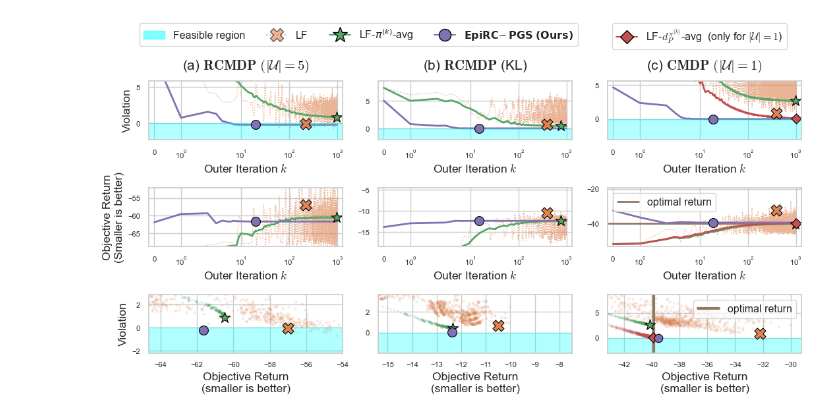
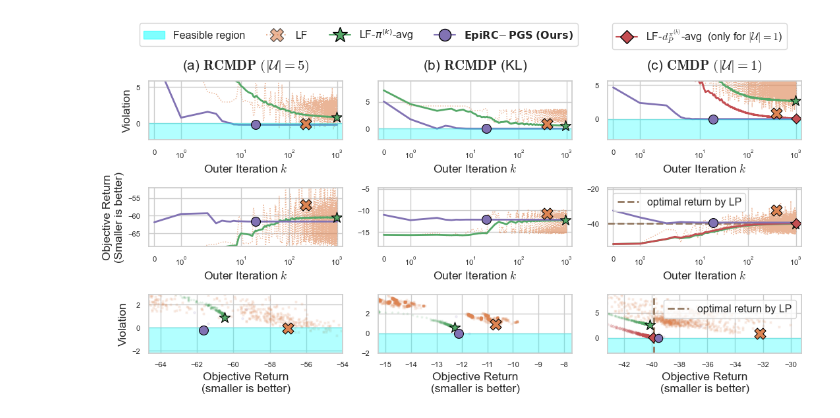
Before and after one commit to matsuolab/RCMDP-Epigraph, a Jupyter notebook: plot-all.ipynb, the cells around one changed output. Cells and saved outputs as stored; diff of their text form; code cells hidden in the pictures.

```diff
--- a/plot-all.ipynb
+++ b/plot-all.ipynb
@@ -6,7 +6,7 @@ LFoccavg = "LF-occ-avg"
 EF = r"$\mathbf{EpiRC\operatorname{-}PGS\;(Ours)}$"
 OptimalCMDP = "Optimal policy"
 
-linestyle = {Unif: '--', LF: ':', LFpolavg: '-', LFoccavg: '-', OptimalCMDP: '-', EF: '-'}
+linestyle = {Unif: '--', LF: ':', LFpolavg: '-', LFoccavg: '-', OptimalCMDP: '--', EF: '-'}
 linewidth = {Unif: 2, LF: 1, LFpolavg: 2, LFoccavg: 2, EF: 2}
 marker = {Unif: 'P', LF: 'X', LFpolavg: '*', LFoccavg: 'D', EF: 'o'}
 markersize = {Unif: 150, LF: 150, LFpolavg: 150, LFoccavg: 60, EF: 100}
@@ -34,7 +34,7 @@ ticksize = 8
 
 # ===== Plot 1 =====
 
-FIGNAME = "KL/garnet-env-5-3-0.2-2.0-0.99"
+FIGNAME = "KL/garnet-env-5-3-0.1-1.0-0.99"
 best_idx = {}  # to report the best index of each algorithms
 Jmin, Jmax, vmin, vmax = np.inf, -np.inf, np.inf, -np.inf
 
@@ -207,7 +207,7 @@ with open(f"results/{FIGNAME}.pkl", "rb") as f:
 # plot objective return vs violation
 with sns.axes_style("whitegrid"):
     ax = fig.add_subplot(339)
-    ax.axvline(x=algos[OptimalCMDP][0].mean(axis=0)[0], color=colors[OptimalCMDP], linewidth=3, label="optimal return")
+    ax.axvline(x=algos[OptimalCMDP][0].mean(axis=0)[0], color=colors[OptimalCMDP], linewidth=2, label="optimal return by LP", linestyle=linestyle[OptimalCMDP])
     for name in [LF, LFpolavg, LFoccavg, EF]:
 
         # >>>>> plot J vs v
@@ -268,7 +268,7 @@ with sns.axes_style("whitegrid"):
 # plot objective return
 with sns.axes_style("whitegrid"):
     ax = fig.add_subplot(336)
-    ax.axhline(y=algos[OptimalCMDP][0].mean(axis=0)[0], color=colors[OptimalCMDP], linewidth=2, zorder=1, label="optimal return")
+    ax.axhline(y=algos[OptimalCMDP][0].mean(axis=0)[0], color=colors[OptimalCMDP], linewidth=2, zorder=1, label="optimal return by LP", linestyle=linestyle[OptimalCMDP])
 
     for name in [LF, LFpolavg, LFoccavg, EF]:
         J_list, v_list = algos[name]
@@ -293,31 +293,31 @@ with sns.axes_style("whitegrid"):
 
     labels = [LF, LFpolavg, EF]
     for name in labels:
         size = 13
         if name == LF:
             size = 15
         elif name == LFpolavg:
             size = 17
         handles.append(
             plt.plot([], label=name, linestyle=linestyle[name], alpha=alphas[name], color=colors[name], marker=marker[name], markersize=size, markeredgecolor="black")[0]
         )
     labels = ["Feasible region"] + [LF, r"LF-$\pi^{(k)}$-avg", EF]
     lgd = fig.legend(handles, labels, loc="upper center", bbox_to_anchor=(0.37, 1.07), ncol=len(labels))
 
 
 with sns.axes_style("whitegrid"):
     plt.rcParams["mathtext.fontset"] = 'cm'
     label = r"LF-$d^{\pi^{(k)}}_P$-avg  (only for $|\mathcal{U}|=1$)"
     handles = []
     handles.append(
         plt.plot([], linestyle=linestyle[LFoccavg], color=colors[LFoccavg], marker=marker[LFoccavg], markersize=10, markeredgecolor="black")[0]
     )
     lgd = fig.legend(handles, [label], loc="upper center", bbox_to_anchor=(0.84, 1.07), ncol=len(labels))
 
 
 fig.tight_layout()
 
 plt.savefig(f"results/all.pdf", bbox_extra_artists=(lgd, ), bbox_inches="tight")
 plt.savefig(f"results/all.png", bbox_extra_artists=(lgd, ), bbox_inches="tight")
 # %% [output]
-[figure, old version]
+[figure, new version]
```
Also changed, not shown: 6 other files.
